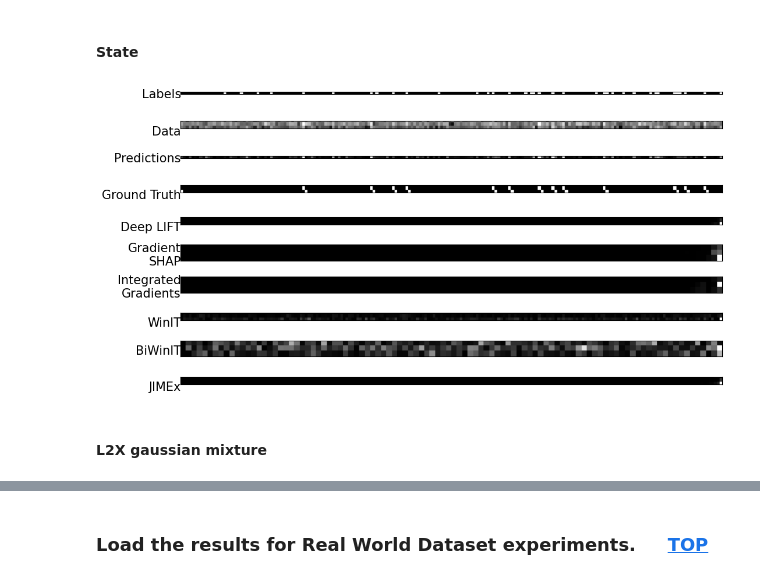
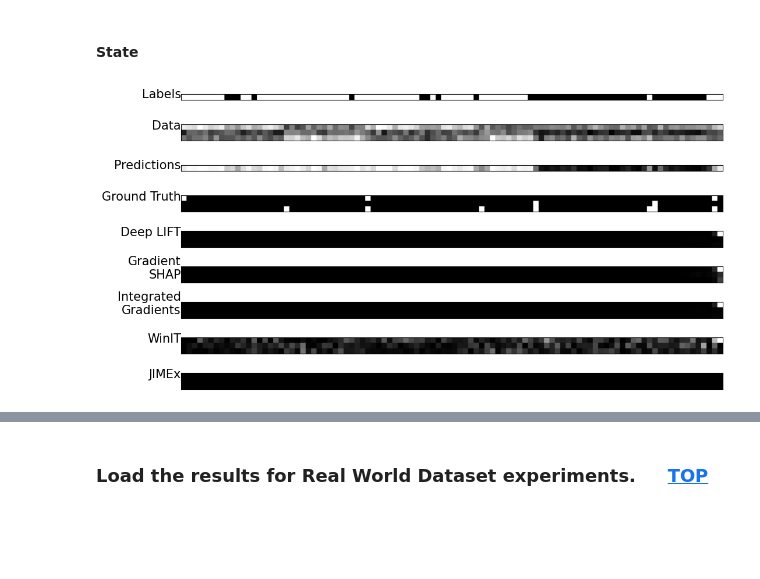
Before and after one commit to visriv/rambit, a Jupyter notebook: scripts/Reproduce.ipynb, the cells around one changed output, grey strips where cells are left out. Drawn from its saved outputs; the diff is of its cells as text; code cells hidden in the pictures; blank space fills up the shorter version.

```diff
--- a/scripts/Reproduce.ipynb
+++ b/scripts/Reproduce.ipynb
@@ -212,8 +244,8 @@ plt.show()
 j = 0
 # sim = "spike_delay_2"
 # sim = "spike"
-sim = "state"
-# sim = "data_l2x"
+# sim = "state"
+sim = "switch"
 cv = 0
 
 extras = ['labels', 'data', f'preds_cv_{cv}', 'ground_truth_attributions']
@@ -224,40 +256,38 @@ explainers = ["deeplift",
             #   "fo", "afo",
             #   "fit",
               "winit_window_10_pd_usedatadist",
-              "biwinit_window_10_pd_usedatadist",
-              "jimex_num_samples_3_pd"]
+            #   "biwinit_window_10_pd_usedatadist",
+              "jimex_num_masks_3_window_size_10_num_samples_3_wt_bounds_1_4_pd_usedatadist"]
+
 explainer_names = ["Deep LIFT",
                    "Gradient\nSHAP",
                    "Integrated\nGradients",
                 #    "FO", "AFO",
                 #    "FIT",
                    "WinIT",
-                   "BiWinIT",
                    "JIMEx"]
 
 plt.close()
 fig, ax = plt.subplots(len(explainers)+len(extras), 1, figsize=(12, 7))
 
 for i, (extra, extra_name) in enumerate(zip(extras, extra_names)):
     ax[i].set_xticks([])
     ax[i].set_yticks([])
     file_name = f"../plots/gru1layer/simulated_{sim}/{extra}_{j}.png"
     with Image.open(file_name) as im:
         ax[i].imshow(im)
         ax[i].text(0, 3 if extra in ['labels', f'preds_cv_{cv}'] else 12, extra_name,
                    ha='right', fontsize=15, va="center")
 
 for i, (explainer, explainer_name) in enumerate(zip(explainers, explainer_names)):
     i = i + len(extras)
     ax[i].set_xticks([])
     ax[i].set_yticks([])
     file_name = f"../plots/gru1layer/simulated_{sim}/{explainer}_mean_cv_{cv}_attributions_{j}.png"
     with Image.open(file_name) as im:
         ax[i].imshow(im)
     ax[i].text(0, 12, explainer_name, ha="right", fontsize=15, va="center")
 
 plt.show()
 # %% [output]
-[figure, old version]
+[figure, new version]
-# %% [markdown]
-#### L2X gaussian mixture
```
Also changed, not shown: parts of 23 cells of this notebook, 12 other files.
